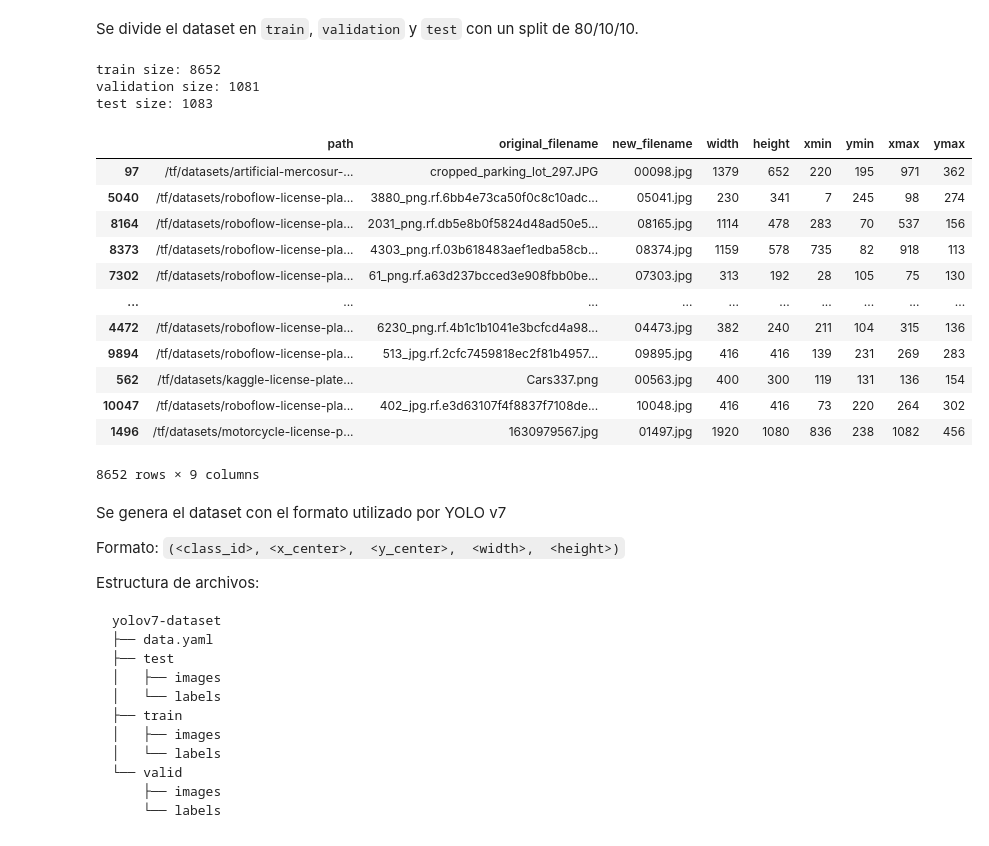
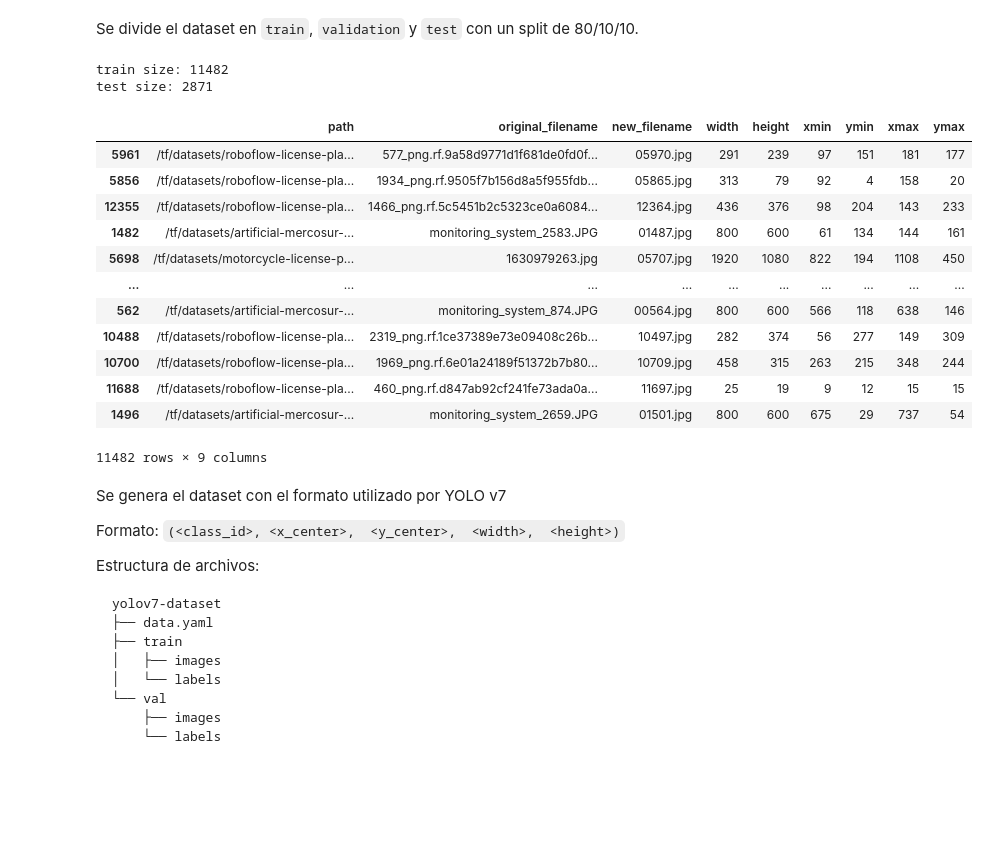
Before and after one commit to achurichi/CEIA, a Jupyter notebook: computer-vision-2/tp-final/dataset-processing.ipynb, the cells around one changed output. Drawn from its saved outputs; the diff is of its cells as text; code cells hidden in the pictures; blank space fills up the shorter version.

````diff
--- a/computer-vision-2/tp-final/dataset-processing.ipynb
+++ b/computer-vision-2/tp-final/dataset-processing.ipynb
@@ -157,11 +150,7 @@ KAGGLE_PATHS = {
 }
 # %%
 elements_delete_list = ["folder", "pose", "truncated", "occluded", "difficult"]
-results_counter = {
-    "successful": 0,
-    "errors": 0,
-    "skipped": 0,
-}
+results_counter = {"successful": 0, "errors": 0}
 
 for image_filename in os.listdir(KAGGLE_PATHS["images"]):
     try:
@@ -210,7 +199,6 @@ for image_filename in os.listdir(KAGGLE_PATHS["images"]):
         results_counter["errors"] += 1
 
 print(f"{results_counter['successful']} processed successfully")
-print(f"{results_counter['skipped']} skipped")
 print(f"{results_counter['errors']} errors")
 # %% [output]
 433 processed successfully
@@ -227,11 +214,7 @@ MOTORCYCLE_PATHS = {
 Estas etiquetas vienen dadas en formato xml, por lo tanto, la lógica a utilizar es similar a la utilizada en el dataset anterior.
 # %%
 elements_delete_list = ["folder", "path", "source", "pose", "truncated", "difficult"]
-results_counter = {
-    "successful": 0,
-    "errors": 0,
-    "skipped": 0,
-}
+results_counter = {"successful": 0, "errors": 0}
 
 for image_filename in os.listdir(MOTORCYCLE_PATHS["images"]):
     try:
@@ -280,7 +263,6 @@ for image_filename in os.listdir(MOTORCYCLE_PATHS["images"]):
         results_counter["errors"] += 1
 
 print(f"{results_counter['successful']} processed successfully")
-print(f"{results_counter['skipped']} skipped")
 print(f"{results_counter['errors']} errors")
 # %% [output]
 1591 processed successfully
@@ -327,11 +308,7 @@ roboflow1_train_df
 | 4569 | 700_png.rf.18427b97b6995e0d30a3e6... | 147 | 101 | 0 | 43 | 32 | 70 | 44 |
 4570 rows × 8 columns
 # %%
-results_counter = {
-    "successful": 0,
-    "errors": 0,
-    "skipped": 0,
-}
+results_counter = {"successful": 0, "errors": 0}
 
 for folder in ["train", "test", "valid"]:
     df = pd.read_csv(ROBOFLOW1_PATHS[folder]["dataset"])
@@ -373,7 +350,6 @@ for folder in ["train", "test", "valid"]:
             results_counter["errors"] += 1
 
 print(f"{results_counter['successful']} processed successfully")
-print(f"{results_counter['skipped']} skipped")
 print(f"{results_counter['errors']} errors")
 # %% [output]
 6532 processed successfully
@@ -420,11 +395,7 @@ roboflow2_train_df
 | 1620 | 904_jpg.rf.6549ad0e8f0b7b63d3991f... | 416 | 416 | 0 | 132 | 252 | 262 | 317 |
 1621 rows × 8 columns
 # %%
-results_counter = {
-    "successful": 0,
-    "errors": 0,
-    "skipped": 0,
-}
+results_counter = {"successful": 0, "errors": 0}
 
 for folder in ["train", "test", "valid"]:
     df = pd.read_csv(ROBOFLOW2_PATHS[folder]["dataset"])
@@ -466,7 +437,6 @@ for folder in ["train", "test", "valid"]:
             results_counter["errors"] += 1
 
 print(f"{results_counter['successful']} processed successfully")
-print(f"{results_counter['skipped']} skipped")
 print(f"{results_counter['errors']} errors")
 # %% [output]
 1965 processed successfully
@@ -510,43 +479,38 @@ Se divide el dataset en `train`, `validation` y `test` con un split de 80/10/10.
 # %%
 indices = [idx for idx in df.index]
 np.random.seed(SEED)
 np.random.shuffle(indices)
 
 train_end = int(0.8 * len(df))
-val_end = train_end + int(0.1 * len(df))
 
 train_indices = indices[:train_end]
-val_indices = indices[train_end:val_end]
-test_indices = indices[val_end:]
+test_indices = indices[train_end:]
 
 splitted_df = {
     "train": df.iloc[train_indices],
-    "val": df.iloc[val_indices],
     "test": df.iloc[test_indices],
 }
 
 print(f"train size: {len(train_indices)}")
-print(f"validation size: {len(val_indices)}")
 print(f"test size: {len(test_indices)}")
 
 splitted_df["train"]
 # %% [output]
-train size: 8652
-validation size: 1081
-test size: 1083
+train size: 11482
+test size: 2871
 |  | path | original_filename | new_filename | width | height | xmin | ymin | xmax | ymax |
-| 97 | /tf/datasets/artificial-mercosur-... | cropped_parking_lot_297.JPG | 00098.jpg | 1379 | 652 | 220 | 195 | 971 | 362 |
-| 5040 | /tf/datasets/roboflow-license-pla... | 3880_png.rf.6bb4e73ca50f0c8c10adc... | 05041.jpg | 230 | 341 | 7 | 245 | 98 | 274 |
-| 8164 | /tf/datasets/roboflow-license-pla... | 2031_png.rf.db5e8b0f5824d48ad50e5... | 08165.jpg | 1114 | 478 | 283 | 70 | 537 | 156 |
-| 8373 | /tf/datasets/roboflow-license-pla... | 4303_png.rf.03b618483aef1edba58cb... | 08374.jpg | 1159 | 578 | 735 | 82 | 918 | 113 |
-| 7302 | /tf/datasets/roboflow-license-pla... | 61_png.rf.a63d237bcced3e908fbb0be... | 07303.jpg | 313 | 192 | 28 | 105 | 75 | 130 |
+| 5961 | /tf/datasets/roboflow-license-pla... | 577_png.rf.9a58d9771d1f681de0fd0f... | 05970.jpg | 291 | 239 | 97 | 151 | 181 | 177 |
+| 5856 | /tf/datasets/roboflow-license-pla... | 1934_png.rf.9505f7b156d8a5f955fdb... | 05865.jpg | 313 | 79 | 92 | 4 | 158 | 20 |
+| 12355 | /tf/datasets/roboflow-license-pla... | 1466_png.rf.5c5451b2c5323ce0a6084... | 12364.jpg | 436 | 376 | 98 | 204 | 143 | 233 |
+| 1482 | /tf/datasets/artificial-mercosur-... | monitoring_system_2583.JPG | 01487.jpg | 800 | 600 | 61 | 134 | 144 | 161 |
+| 5698 | /tf/datasets/motorcycle-license-p... | 1630979263.jpg | 05707.jpg | 1920 | 1080 | 822 | 194 | 1108 | 450 |
 | ... | ... | ... | ... | ... | ... | ... | ... | ... | ... |
-| 4472 | /tf/datasets/roboflow-license-pla... | 6230_png.rf.4b1c1b1041e3bcfcd4a98... | 04473.jpg | 382 | 240 | 211 | 104 | 315 | 136 |
-| 9894 | /tf/datasets/roboflow-license-pla... | 513_jpg.rf.2cfc7459818ec2f81b4957... | 09895.jpg | 416 | 416 | 139 | 231 | 269 | 283 |
-| 562 | /tf/datasets/kaggle-license-plate... | Cars337.png | 00563.jpg | 400 | 300 | 119 | 131 | 136 | 154 |
-| 10047 | /tf/datasets/roboflow-license-pla... | 402_jpg.rf.e3d63107f4f8837f7108de... | 10048.jpg | 416 | 416 | 73 | 220 | 264 | 302 |
-| 1496 | /tf/datasets/motorcycle-license-p... | 1630979567.jpg | 01497.jpg | 1920 | 1080 | 836 | 238 | 1082 | 456 |
+| 562 | /tf/datasets/artificial-mercosur-... | monitoring_system_874.JPG | 00564.jpg | 800 | 600 | 566 | 118 | 638 | 146 |
+| 10488 | /tf/datasets/roboflow-license-pla... | 2319_png.rf.1ce37389e73e09408c26b... | 10497.jpg | 282 | 374 | 56 | 277 | 149 | 309 |
+| 10700 | /tf/datasets/roboflow-license-pla... | 1969_png.rf.6e01a24189f51372b7b80... | 10709.jpg | 458 | 315 | 263 | 215 | 348 | 244 |
+| 11688 | /tf/datasets/roboflow-license-pla... | 460_png.rf.d847ab92cf241fe73ada0a... | 11697.jpg | 25 | 19 | 9 | 12 | 15 | 15 |
+| 1496 | /tf/datasets/artificial-mercosur-... | monitoring_system_2659.JPG | 01501.jpg | 800 | 600 | 675 | 29 | 737 | 54 |
-8652 rows × 9 columns
+11482 rows × 9 columns
 # %% [markdown]
 Se genera el dataset con el formato utilizado por YOLO v7
 
@@ -557,13 +521,10 @@ Estructura de archivos:
 ```
 yolov7-dataset
 ├── data.yaml
-├── test
-│   ├── images
-│   └── labels
 ├── train
 │   ├── images
 │   └── labels
-└── valid
+└── val
     ├── images
     └── labels
 ```
````
Also changed, not shown: parts of 13 cells of this notebook.
